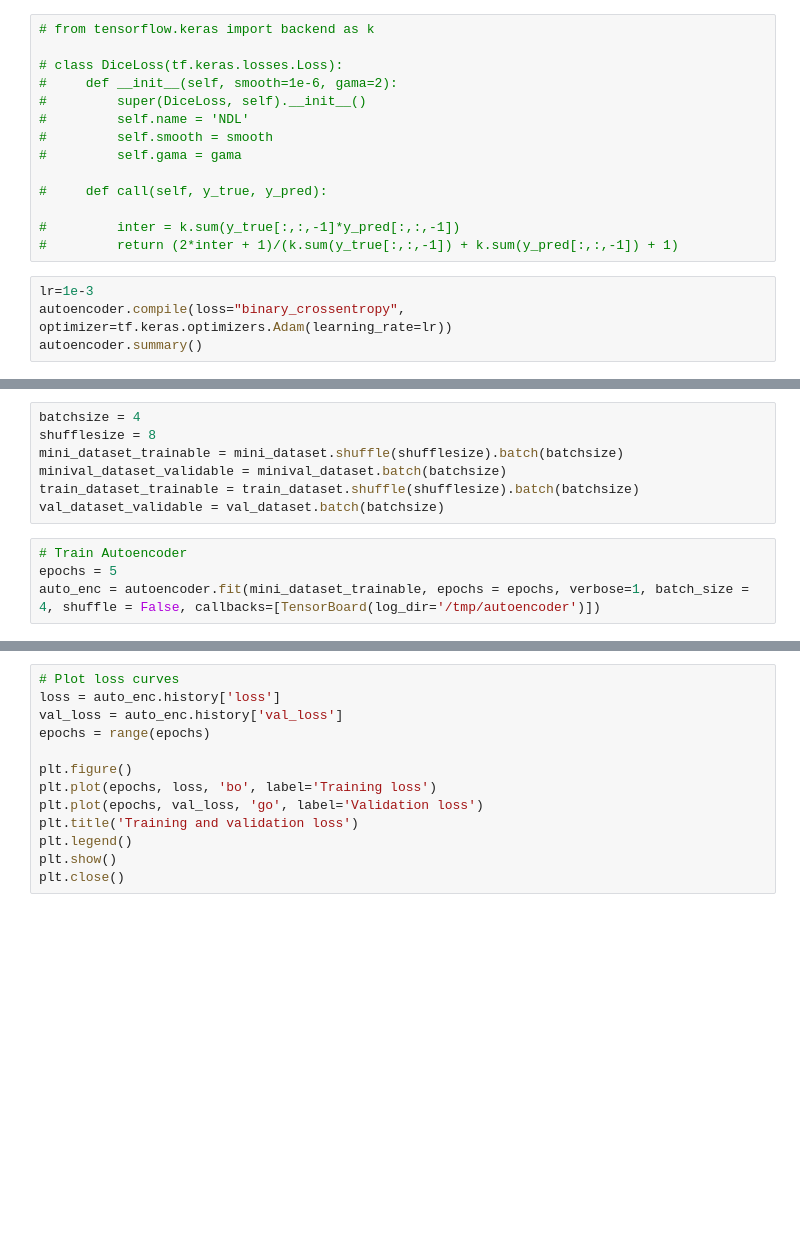
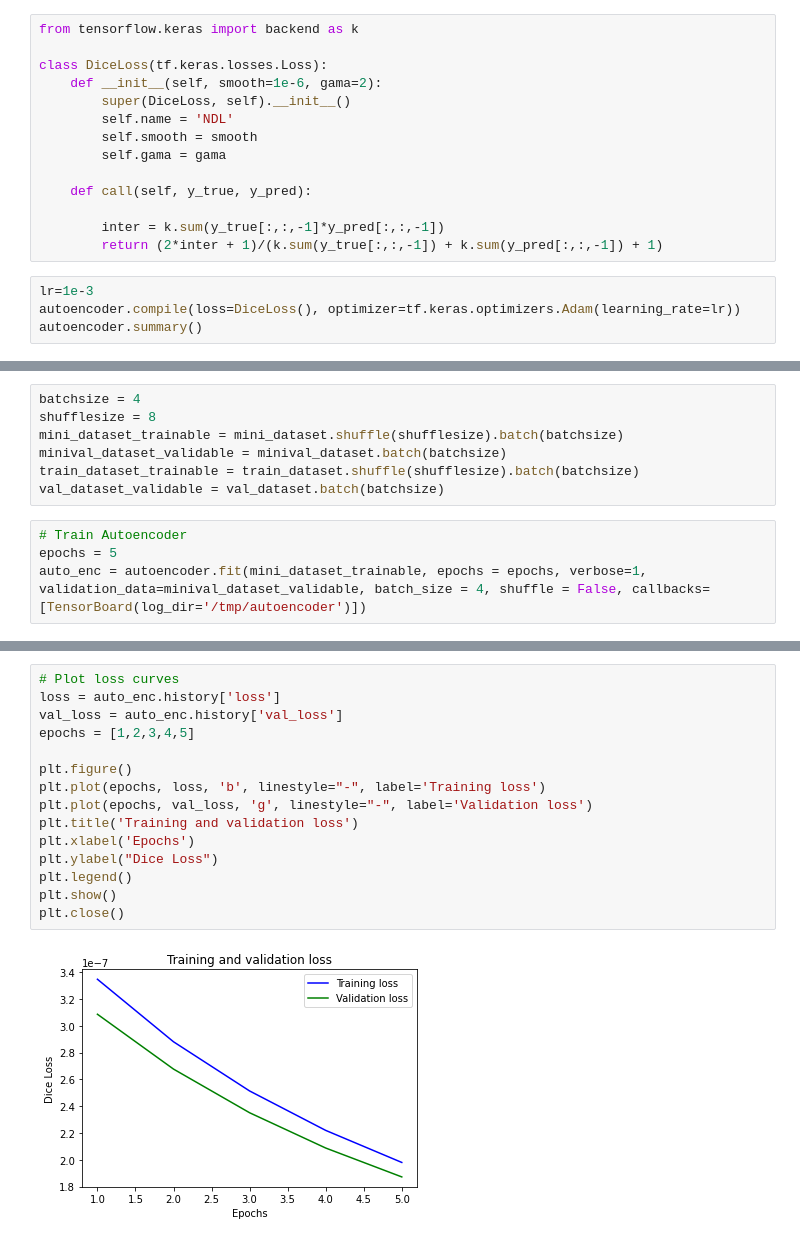
Before and after one commit to FR-Schwartz/IDS705_Team10, a Jupyter notebook: 10_code/auto_encoder.ipynb, the cells around one changed output, grey strips where cells are left out. Saved outputs shown, nothing was run; the diff lists cells and outputs as text; blank space fills up the shorter version.

```diff
--- a/10_code/auto_encoder.ipynb
+++ b/10_code/auto_encoder.ipynb
@@ -179,22 +178,22 @@ x4 (None, 60, 60, 39, 16)
 x5 (None, 120, 120, 78, 8)
 x6 (None, 240, 240, 155, 4)
 # %%
-# from tensorflow.keras import backend as k
+from tensorflow.keras import backend as k
 
-# class DiceLoss(tf.keras.losses.Loss):
-#     def __init__(self, smooth=1e-6, gama=2):
-#         super(DiceLoss, self).__init__()
-#         self.name = 'NDL'
-#         self.smooth = smooth
-#         self.gama = gama
+class DiceLoss(tf.keras.losses.Loss):
+    def __init__(self, smooth=1e-6, gama=2):
+        super(DiceLoss, self).__init__()
+        self.name = 'NDL'
+        self.smooth = smooth
+        self.gama = gama
 
-#     def call(self, y_true, y_pred):
+    def call(self, y_true, y_pred):
 
-#         inter = k.sum(y_true[:,:,-1]*y_pred[:,:,-1])
-#         return (2*inter + 1)/(k.sum(y_true[:,:,-1]) + k.sum(y_pred[:,:,-1]) + 1)
+        inter = k.sum(y_true[:,:,-1]*y_pred[:,:,-1])
+        return (2*inter + 1)/(k.sum(y_true[:,:,-1]) + k.sum(y_pred[:,:,-1]) + 1)
 # %%
 lr=1e-3
-autoencoder.compile(loss="binary_crossentropy", optimizer=tf.keras.optimizers.Adam(learning_rate=lr))
+autoencoder.compile(loss=DiceLoss(), optimizer=tf.keras.optimizers.Adam(learning_rate=lr))
 autoencoder.summary()
 # %% [output]
 Model: "model"
@@ -239,4 +238,4 @@ val_dataset_validable = val_dataset.batch(batchsize)
 # %%
 # Train Autoencoder
 epochs = 5
-auto_enc = autoencoder.fit(mini_dataset_trainable, epochs = epochs, verbose=1, batch_size = 4, shuffle = False, callbacks=[TensorBoard(log_dir='/tmp/autoencoder')])
+auto_enc = autoencoder.fit(mini_dataset_trainable, epochs = epochs, verbose=1, validation_data=minival_dataset_validable, batch_size = 4, shuffle = False, callbacks=[TensorBoard(log_dir='/tmp/autoencoder')])
@@ -243,13 +253,17 @@ auto_enc = autoencoder.fit(mini_dataset_trainable, epochs = epochs, verbose=1, b
 # %%
 # Plot loss curves
 loss = auto_enc.history['loss']
 val_loss = auto_enc.history['val_loss']
-epochs = range(epochs)
+epochs = [1,2,3,4,5]
 
 plt.figure()
-plt.plot(epochs, loss, 'bo', label='Training loss')
-plt.plot(epochs, val_loss, 'go', label='Validation loss')
+plt.plot(epochs, loss, 'b', linestyle="-", label='Training loss')
+plt.plot(epochs, val_loss, 'g', linestyle="-", label='Validation loss')
 plt.title('Training and validation loss')
+plt.xlabel('Epochs')
+plt.ylabel("Dice Loss")
 plt.legend()
 plt.show()
 plt.close()
+# %% [output]
+[figure, added]
```
Also changed, not shown: parts of 2 cells of this notebook.
